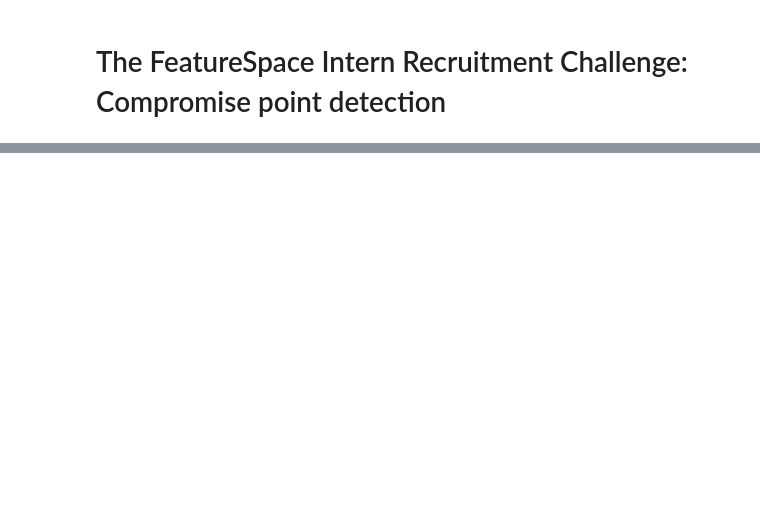
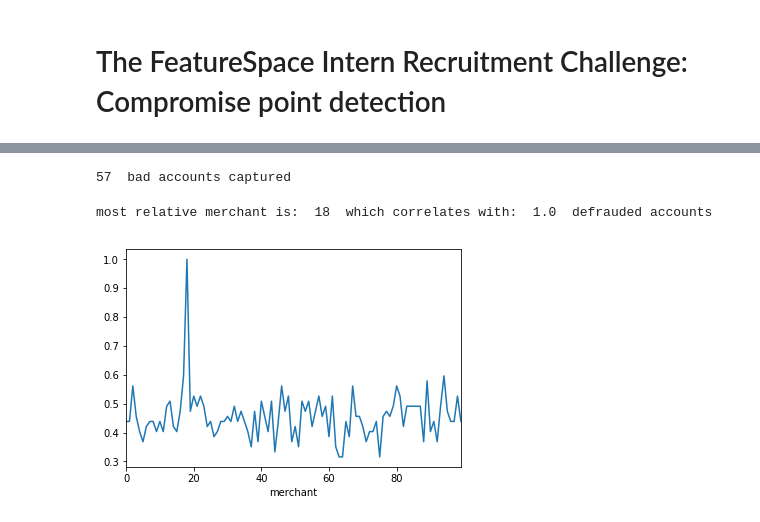
Before and after one commit to HANDSOMEJACKANDY/Point-of-Compromise-Detection, a Jupyter notebook: Data_Visualizer.ipynb, the cells around one changed output, grey strips where cells are left out. Drawn from its saved outputs; the diff is of its cells as text; code cells hidden in the pictures; blank space fills up the shorter version.

Commit message:
Finished the solution to the problem completely, what is still needed is a presentation

```diff
--- a/Data_Visualizer.ipynb
+++ b/Data_Visualizer.ipynb
@@ -109,0 +48,3 @@ for merchant in merchant_set:
+# %%
+'''Answer for exploitation period of compromise'''
+exp_dates = pd.date_range('21/1/2015', periods=3)
@@ -109,0 +54,44 @@ for merchant in merchant_set:
+# %%
+'''Get the defrauded acccounts set'''
+# this thresh indicate how many fraudulant transactions are needed to determine
+# if an account is non-oppotunisticly defrauded
+fraud_account_thresh = 2
+
+# get all fraudulant transactions during the exp period
+defraud_data = data_during_exp[data_during_exp.fraud == True]
+
+# get trasaction data during the exp period
+data_during_exp = raw_data.loc[(raw_data.date >= exp_dates[0]) & (raw_data.date <= exp_dates[-1])]
+
+# collect defrauded_accounts that at least commit fraud_account_thresh fraud during exp
+defrauded_accounts = set()
+account_fraud = defraud_data.groupby(by='account')['fraud'].count()
+for account in accounts:
+    try:
+        if account_fraud[account] >= fraud_account_thresh:
+            defrauded_accounts.add(account)
+    except:
+        pass
+
+# count how many defrauded accounts are captured
+defrauded_accounts_no = len(defrauded_accounts)
+print(defrauded_accounts_no, " bad accounts captured")
+# %% [output]
+57  bad accounts captured
+# %%
+'''Analyze the correlation between the defrauded accounts and each merchant'''
+# get a list of merchants that each account has had transaction(s) before
+# get transactions before date of exploitation, and only of defrauded accounts
+data_before_exp = raw_data.loc[(raw_data.date < exp_dates[0]) & raw_data.account.isin(defrauded_accounts)]
+
+# get no of defrauded accounts each merchant has had transactions with
+account_merchant = data_before_exp.groupby(by='merchant')['account'].apply(lambda x: len(set(x)) / defrauded_accounts_no)
+
+# display result
+print("most relative merchant is: ", account_merchant.argmax(), " which correlates with: ", \
+      account_merchant.max(), " defrauded accounts")
+account_merchant.plot()
+plt.show()
+# %% [output]
+most relative merchant is:  18  which correlates with:  1.0  defrauded accounts
+[figure, added]
```
Also changed, not shown: parts of 29 cells of this notebook, 1 other file.
